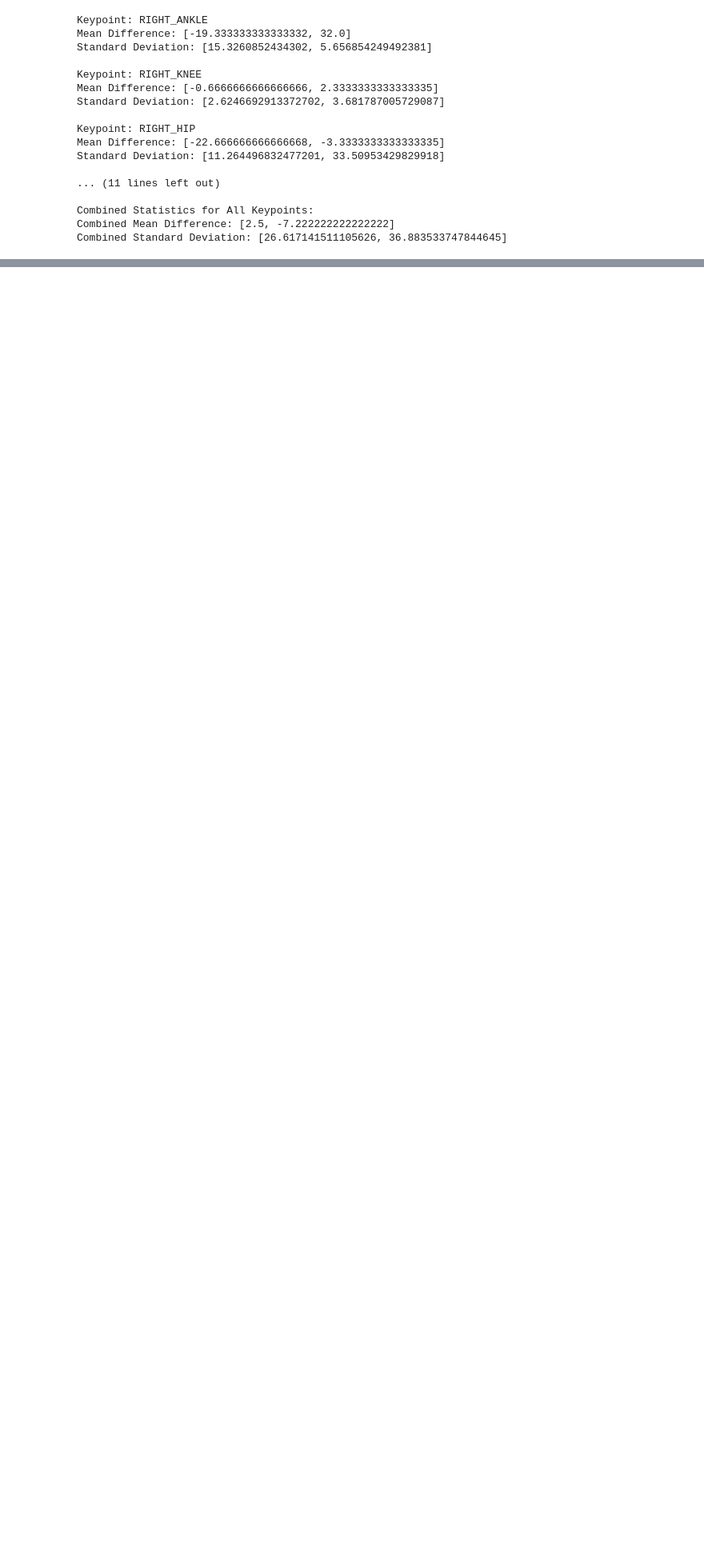
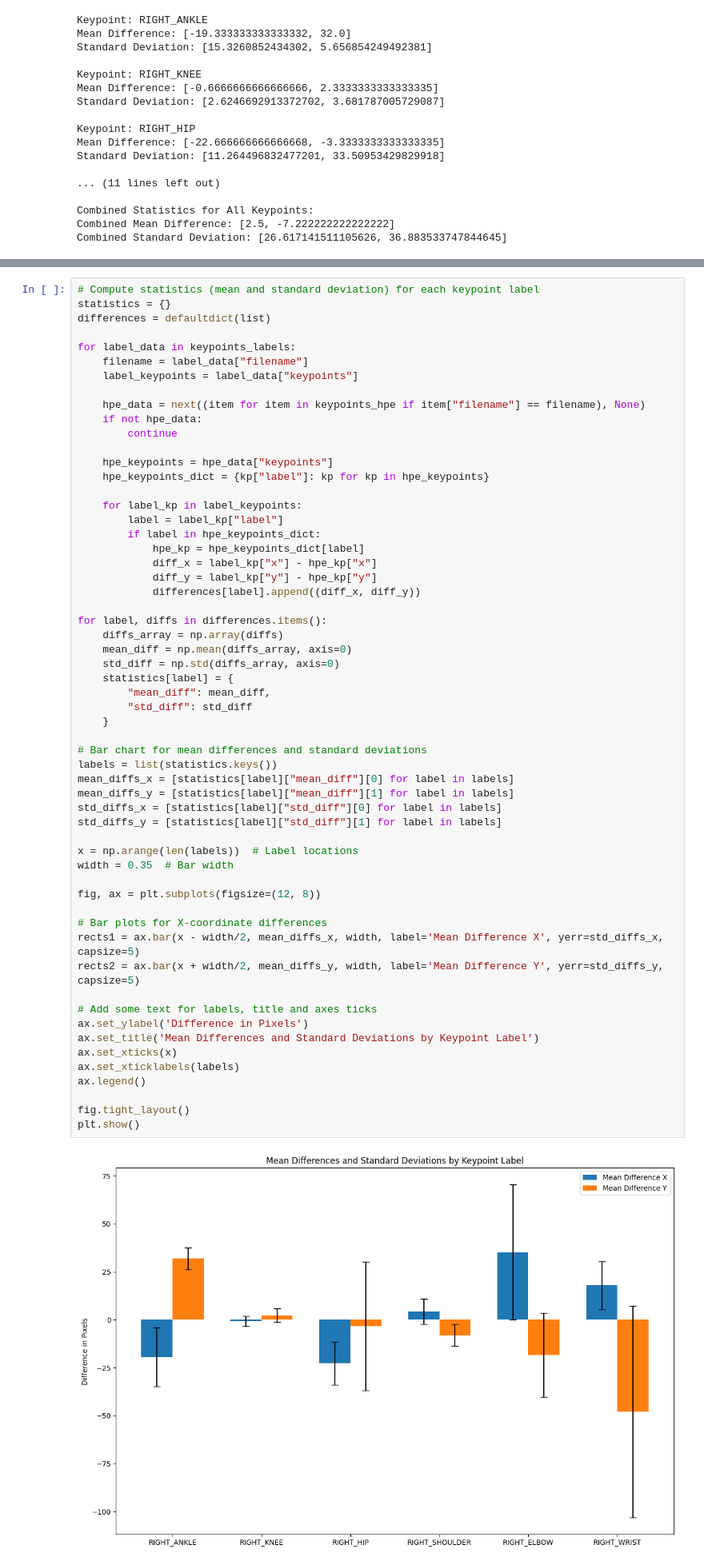
Before and after one commit to TimoFeucht/Studienarbeit, a Jupyter notebook: accuracy-hpe/accuracy-hpe-calcualtion.ipynb, the cells around one changed output, grey strips where cells are left out. Shown at 80% size. Drawn from its saved outputs; the diff is of its cells as text; blank space fills up the shorter version.

```diff
--- a/accuracy-hpe/accuracy-hpe-calcualtion.ipynb
+++ b/accuracy-hpe/accuracy-hpe-calcualtion.ipynb
@@ -249,0 +300,60 @@ Combined Standard Deviation: [26.617141511105626, 36.883533747844645]
+# %%
+# Compute statistics (mean and standard deviation) for each keypoint label
+statistics = {}
+differences = defaultdict(list)
+
+for label_data in keypoints_labels:
+    filename = label_data["filename"]
+    label_keypoints = label_data["keypoints"]
+
+    hpe_data = next((item for item in keypoints_hpe if item["filename"] == filename), None)
+    if not hpe_data:
+        continue
+
+    hpe_keypoints = hpe_data["keypoints"]
+    hpe_keypoints_dict = {kp["label"]: kp for kp in hpe_keypoints}
+
+    for label_kp in label_keypoints:
+        label = label_kp["label"]
+        if label in hpe_keypoints_dict:
+            hpe_kp = hpe_keypoints_dict[label]
+            diff_x = label_kp["x"] - hpe_kp["x"]
+            diff_y = label_kp["y"] - hpe_kp["y"]
+            differences[label].append((diff_x, diff_y))
+
+for label, diffs in differences.items():
+    diffs_array = np.array(diffs)
+    mean_diff = np.mean(diffs_array, axis=0)
+    std_diff = np.std(diffs_array, axis=0)
+    statistics[label] = {
+        "mean_diff": mean_diff,
+        "std_diff": std_diff
+    }
+
+# Bar chart for mean differences and standard deviations
+labels = list(statistics.keys())
+mean_diffs_x = [statistics[label]["mean_diff"][0] for label in labels]
+mean_diffs_y = [statistics[label]["mean_diff"][1] for label in labels]
+std_diffs_x = [statistics[label]["std_diff"][0] for label in labels]
+std_diffs_y = [statistics[label]["std_diff"][1] for label in labels]
+
+x = np.arange(len(labels))  # Label locations
+width = 0.35  # Bar width
+
+fig, ax = plt.subplots(figsize=(12, 8))
+
+# Bar plots for X-coordinate differences
+rects1 = ax.bar(x - width/2, mean_diffs_x, width, label='Mean Difference X', yerr=std_diffs_x, capsize=5)
+rects2 = ax.bar(x + width/2, mean_diffs_y, width, label='Mean Difference Y', yerr=std_diffs_y, capsize=5)
+
+# Add some text for labels, title and axes ticks
+ax.set_ylabel('Difference in Pixels')
+ax.set_title('Mean Differences and Standard Deviations by Keypoint Label')
+ax.set_xticks(x)
+ax.set_xticklabels(labels)
+ax.legend()
+
+fig.tight_layout()
+plt.show()
+# %% [output]
+[figure, added]
```
Also changed, not shown: parts of 5 cells of this notebook.
